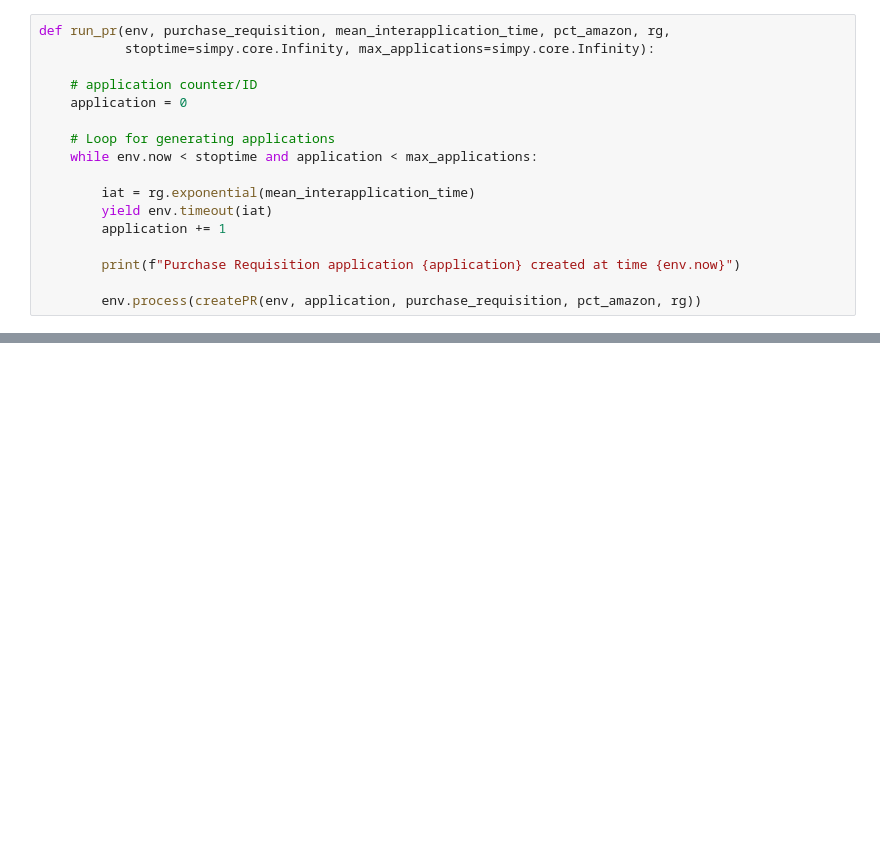
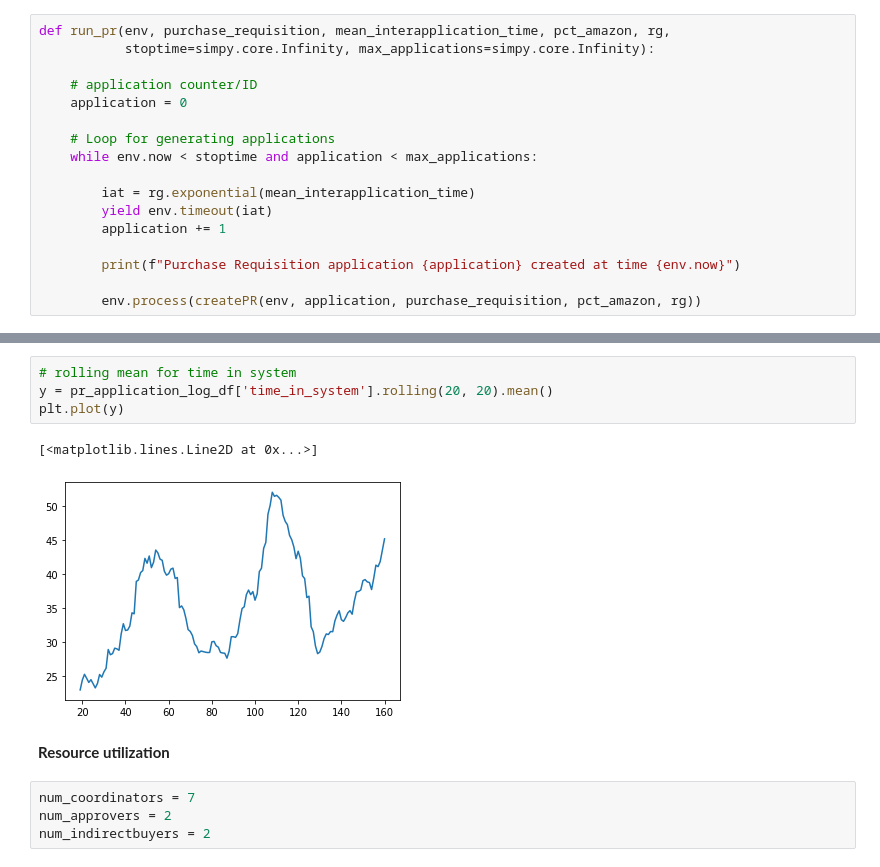
Before and after one commit to OsarodionOdion/DES_model, a Jupyter notebook: PR_simulation.ipynb, the cells around one changed output, grey strips where cells are left out. Drawn from its saved outputs; the diff is of its cells as text; blank space fills up the shorter version.

```diff
--- a/PR_simulation.ipynb
+++ b/PR_simulation.ipynb
@@ -443,0 +475,13 @@ Simulation ended at time 492.6635974922499
+# %%
+# rolling mean for time in system
+y = pr_application_log_df['time_in_system'].rolling(20, 20).mean()
+plt.plot(y)
+# %% [output]
+[<matplotlib.lines.Line2D at 0x...>]
+[figure, added]
+# %% [markdown]
+**Resource utilization**
+# %%
+num_coordinators = 7
+num_approvers = 2
+num_indirectbuyers = 2
```
Also changed, not shown: parts of 16 cells of this notebook.
